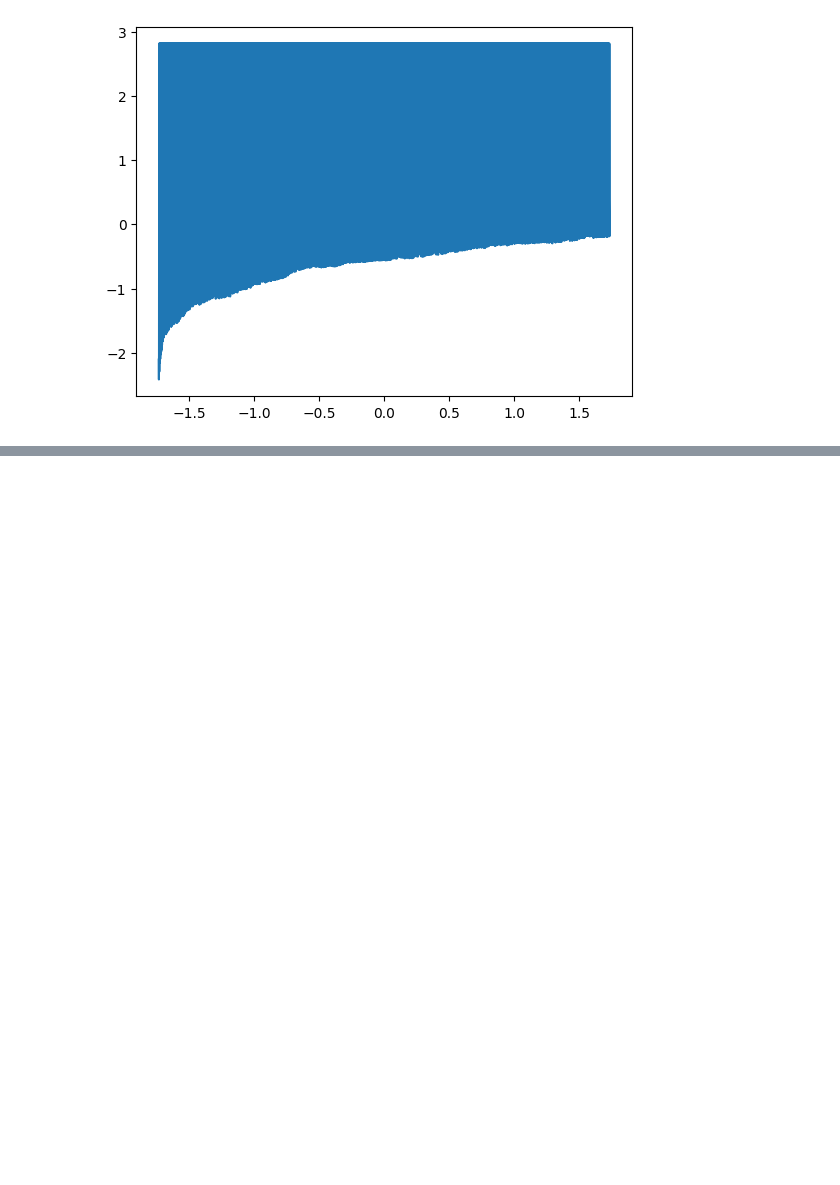
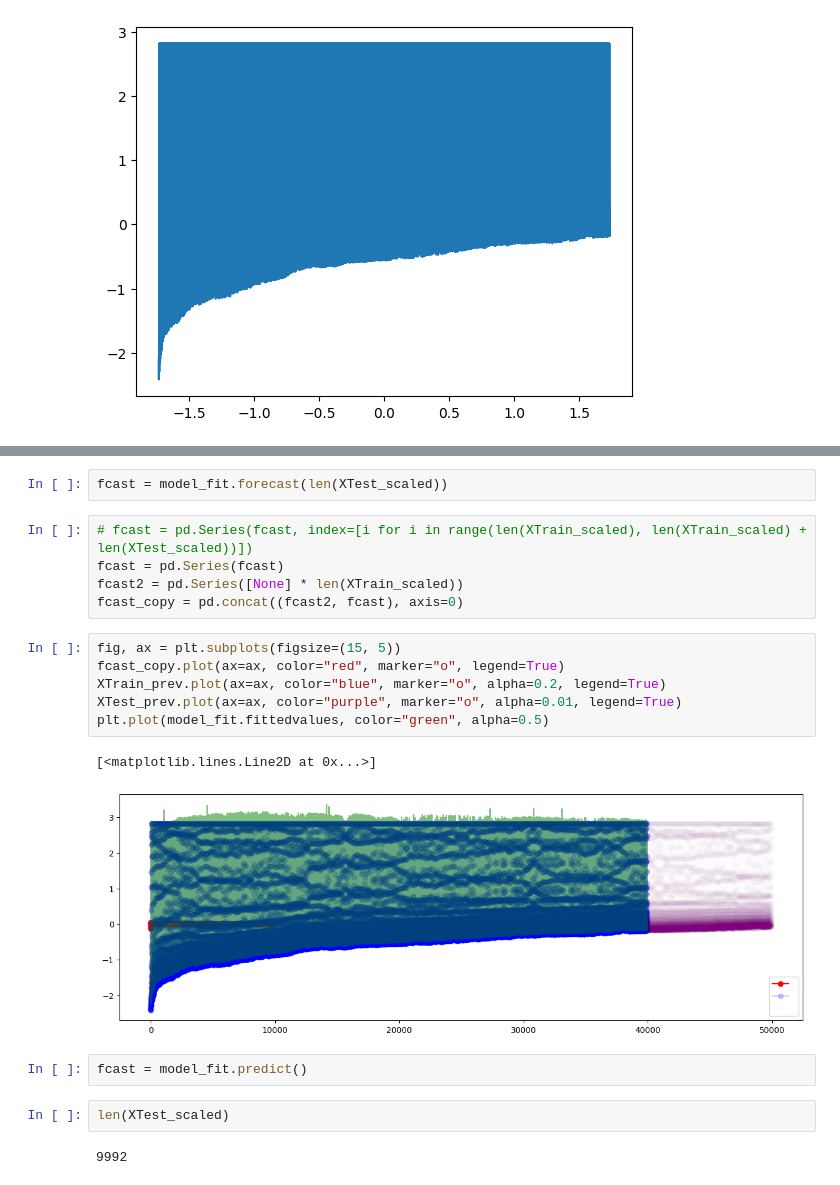
Before and after one commit to enfycius/cement-based, a Jupyter notebook: analysis.ipynb, the cells around one changed output, grey strips where cells are left out. Drawn from its saved outputs; the diff is of its cells as text; blank space fills up the shorter version.

```diff
--- a/analysis.ipynb
+++ b/analysis.ipynb
@@ -122,0 +229,22 @@ plt.plot(XTrain_scaled[:, 0], XTrain_scaled[:, 1])
+# %%
+fcast = model_fit.forecast(len(XTest_scaled))
+# %%
+# fcast = pd.Series(fcast, index=[i for i in range(len(XTrain_scaled), len(XTrain_scaled) + len(XTest_scaled))])
+fcast = pd.Series(fcast)
+fcast2 = pd.Series([None] * len(XTrain_scaled))
+fcast_copy = pd.concat((fcast2, fcast), axis=0)
+# %%
+fig, ax = plt.subplots(figsize=(15, 5))
+fcast_copy.plot(ax=ax, color="red", marker="o", legend=True)
+XTrain_prev.plot(ax=ax, color="blue", marker="o", alpha=0.2, legend=True)
+XTest_prev.plot(ax=ax, color="purple", marker="o", alpha=0.01, legend=True)
+plt.plot(model_fit.fittedvalues, color="green", alpha=0.5)
+# %% [output]
+[<matplotlib.lines.Line2D at 0x...>]
+[figure, added]
+# %%
+fcast = model_fit.predict()
+# %%
+len(XTest_scaled)
+# %% [output]
+9992
```
Also changed, not shown: parts of 25 cells of this notebook.
